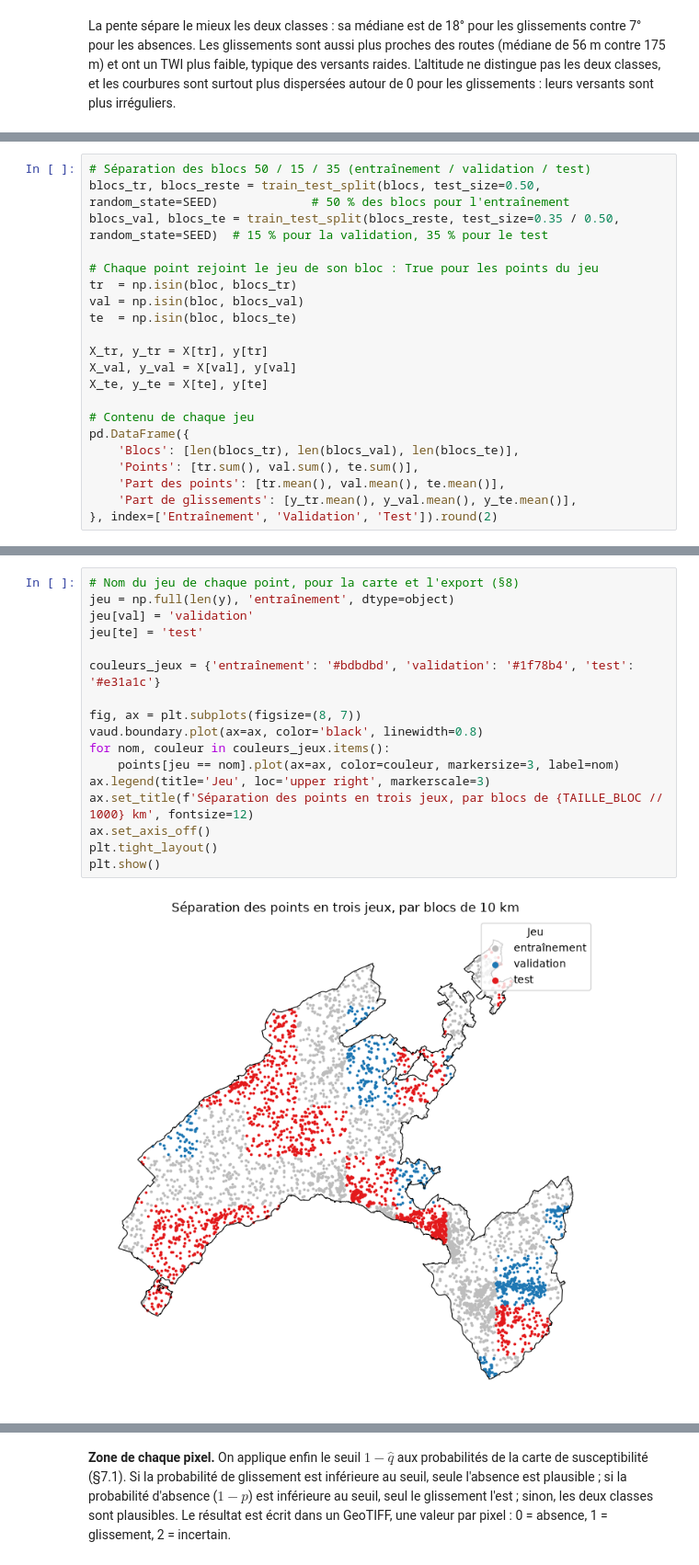
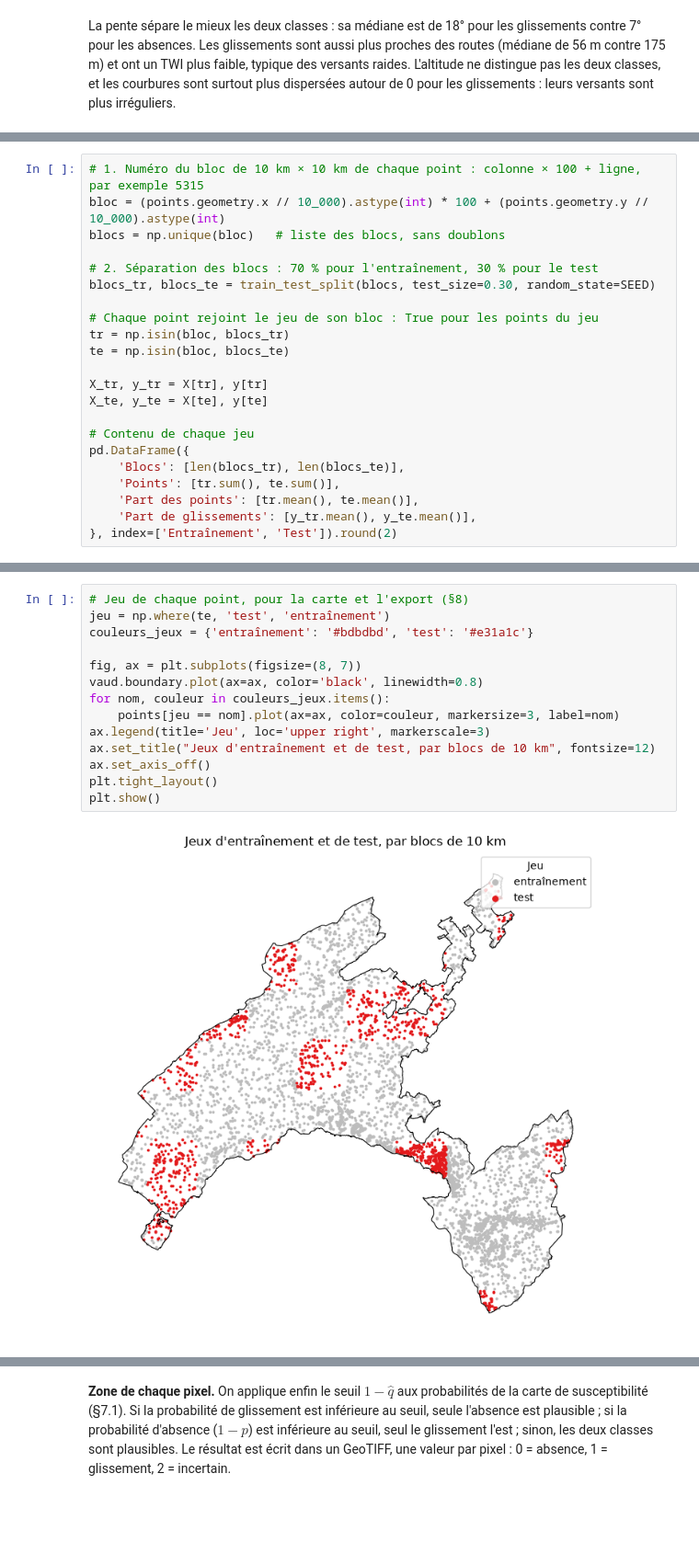
Before and after one commit to TidianeLuyet/2026_Geoinformatique_II, a Jupyter notebook: tps/python/project_example_landslides.ipynb, the cells around one changed output, grey strips where cells are left out. Shown at 92% size. Saved outputs shown, nothing was run; the diff lists cells and outputs as text; blank space fills up the shorter version.

```diff
--- a/tps/python/project_example_landslides.ipynb
+++ b/tps/python/project_example_landslides.ipynb
@@ -411,23 +392,24 @@ On sépare ensuite les blocs avec `train_test_split`, comme on séparait les pix
 # %%
-# Séparation des blocs 50 / 15 / 35 (entraînement / validation / test)
-blocs_tr, blocs_reste = train_test_split(blocs, test_size=0.50, random_state=SEED)             # 50 % des blocs pour l'entraînement
-blocs_val, blocs_te = train_test_split(blocs_reste, test_size=0.35 / 0.50, random_state=SEED)  # 15 % pour la validation, 35 % pour le test
+# 1. Numéro du bloc de 10 km × 10 km de chaque point : colonne × 100 + ligne, par exemple 5315
+bloc = (points.geometry.x // 10_000).astype(int) * 100 + (points.geometry.y // 10_000).astype(int)
+blocs = np.unique(bloc)   # liste des blocs, sans doublons
+
+# 2. Séparation des blocs : 70 % pour l'entraînement, 30 % pour le test
+blocs_tr, blocs_te = train_test_split(blocs, test_size=0.30, random_state=SEED)
 
 # Chaque point rejoint le jeu de son bloc : True pour les points du jeu
-tr  = np.isin(bloc, blocs_tr)
-val = np.isin(bloc, blocs_val)
-te  = np.isin(bloc, blocs_te)
+tr = np.isin(bloc, blocs_tr)
+te = np.isin(bloc, blocs_te)
 
 X_tr, y_tr = X[tr], y[tr]
-X_val, y_val = X[val], y[val]
 X_te, y_te = X[te], y[te]
 
 # Contenu de chaque jeu
 pd.DataFrame({
-    'Blocs': [len(blocs_tr), len(blocs_val), len(blocs_te)],
-    'Points': [tr.sum(), val.sum(), te.sum()],
-    'Part des points': [tr.mean(), val.mean(), te.mean()],
-    'Part de glissements': [y_tr.mean(), y_val.mean(), y_te.mean()],
-}, index=['Entraînement', 'Validation', 'Test']).round(2)
+    'Blocs': [len(blocs_tr), len(blocs_te)],
+    'Points': [tr.sum(), te.sum()],
+    'Part des points': [tr.mean(), te.mean()],
+    'Part de glissements': [y_tr.mean(), y_te.mean()],
+}, index=['Entraînement', 'Test']).round(2)
 # %% [output]
 |  | Blocs | Points | Part des points | Part de glissements |
@@ -437,20 +418,17 @@ pd.DataFrame({
 # %%
-# Nom du jeu de chaque point, pour la carte et l'export (§8)
-jeu = np.full(len(y), 'entraînement', dtype=object)
-jeu[val] = 'validation'
-jeu[te] = 'test'
-
-couleurs_jeux = {'entraînement': '#bdbdbd', 'validation': '#1f78b4', 'test': '#e31a1c'}
+# Jeu de chaque point, pour la carte et l'export (§8)
+jeu = np.where(te, 'test', 'entraînement')
+couleurs_jeux = {'entraînement': '#bdbdbd', 'test': '#e31a1c'}
 
 fig, ax = plt.subplots(figsize=(8, 7))
 vaud.boundary.plot(ax=ax, color='black', linewidth=0.8)
 for nom, couleur in couleurs_jeux.items():
     points[jeu == nom].plot(ax=ax, color=couleur, markersize=3, label=nom)
 ax.legend(title='Jeu', loc='upper right', markerscale=3)
-ax.set_title(f'Séparation des points en trois jeux, par blocs de {TAILLE_BLOC // 1000} km', fontsize=12)
+ax.set_title("Jeux d'entraînement et de test, par blocs de 10 km", fontsize=12)
 ax.set_axis_off()
 plt.tight_layout()
 plt.show()
 # %% [output]
-[figure, old version]
+[figure, new version]
 # %% [markdown]
```
Also changed, not shown: parts of 40 cells of this notebook.
